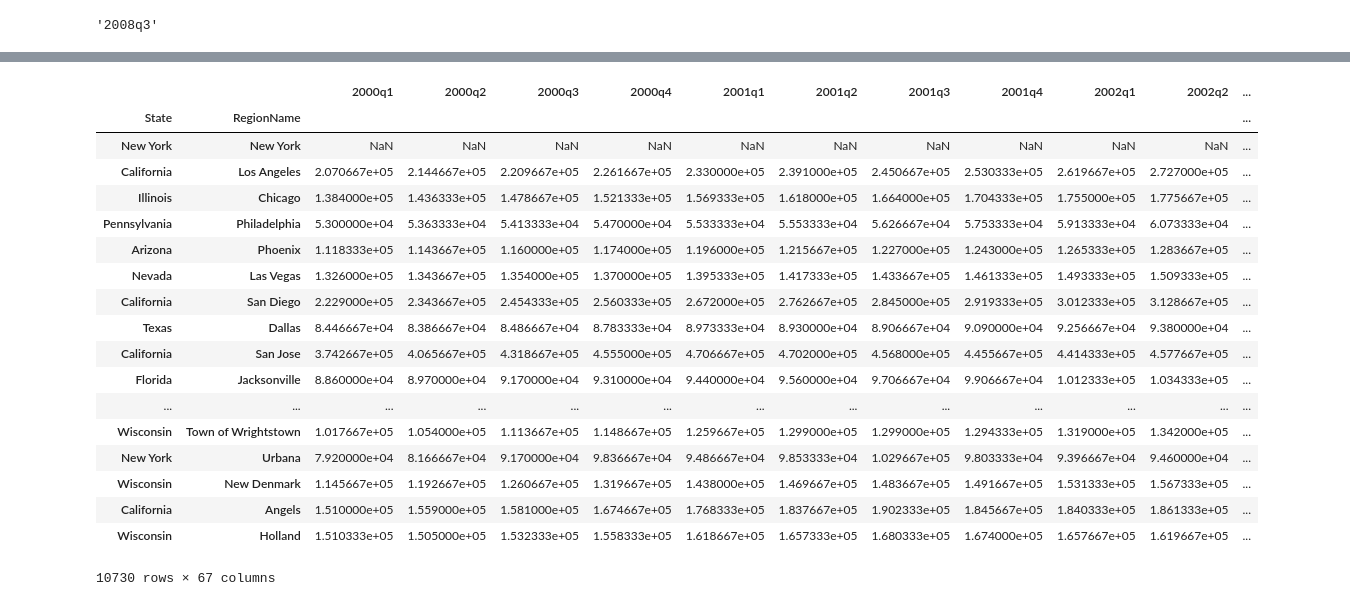
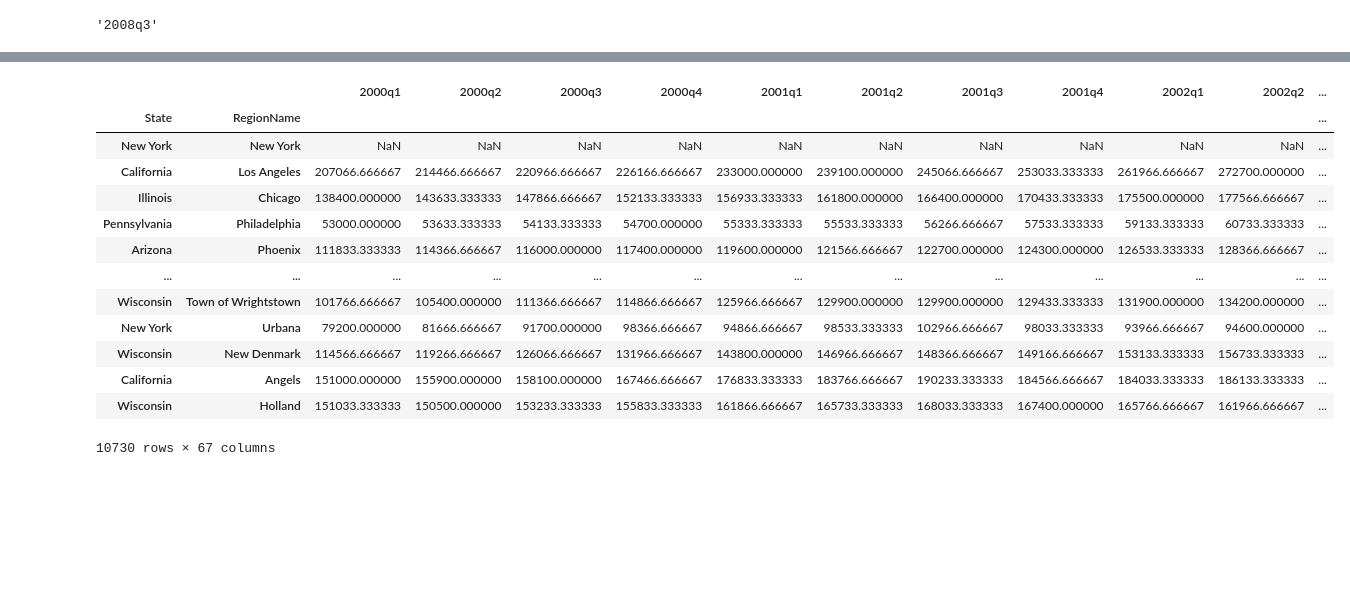
Before and after one commit to sujitverma/Introduction_DataScience_Python_Coursera, a Jupyter notebook: Assignments/Assignment+4.ipynb, the cells around one changed output, grey strips where cells are left out. Cells and saved outputs as stored; diff of their text form; code cells hidden in the pictures; blank space fills up the shorter version.

```diff
--- a/Assignments/Assignment+4.ipynb
+++ b/Assignments/Assignment+4.ipynb
@@ -154,70 +149,49 @@ get_recession_bottom()
 # %%
 def convert_housing_data_to_quarters():
     '''Converts the housing data to quarters and returns it as mean
     values in a dataframe. This dataframe should be a dataframe with
     columns for 2000q1 through 2016q3, and should have a multi-index
     in the shape of ["State","RegionName"].
 
     Note: Quarters are defined in the assignment description, they are
     not arbitrary three month periods.
 
     The resulting dataframe should have 67 columns, and 10,730 rows.
     '''
-    #df = pd.read_csv('City_Zhvi_AllHomes.csv')
-    #df.reset_index()
-   # df = df.set_index(['State','RegionName'])
-    #df2 = pd.DataFrame(columns=('State', 'RegionName'))
-    #df2['State'] = df['State']
-    #df2['RegionName'] = df['RegionName']
-    #for year in range(2000, 2016):
-    #    df2[str(year) + 'q1'] = df[[str(year) + '-01', str(year) + '-02', str(year) + '-03']].mean(axis = 1)
-    #    df2[str(year) + 'q2'] = df[[str(year) + '-04', str(year) + '-05', str(year) + '-06']].mean(axis = 1)
-    #    df2[str(year) + 'q3'] = df[[str(year) + '-07', str(year) + '-08', str(year) + '-09']].mean(axis = 1)
-    #    df2[str(year) + 'q4'] = df[[str(year) + '-10', str(year) + '-11', str(year) + '-12']].mean(axis = 1)
+    df = pd.read_csv('City_Zhvi_AllHomes.csv')
+    df.reset_index()
+    df2 = pd.DataFrame(df[['State','RegionName']])
+    for year in range(2000, 2016):
+        df2[str(year) + 'q1'] = df[[str(year) + '-01', str(year) + '-02', str(year) + '-03']].mean(axis = 1)
+        df2[str(year) + 'q2'] = df[[str(year) + '-04', str(year) + '-05', str(year) + '-06']].mean(axis = 1)
+        df2[str(year) + 'q3'] = df[[str(year) + '-07', str(year) + '-08', str(year) + '-09']].mean(axis = 1)
+        df2[str(year) + 'q4'] = df[[str(year) + '-10', str(year) + '-11', str(year) + '-12']].mean(axis = 1)
 
-    #year = 2016
-    #df2[str(year) + 'q1'] = df[[str(year) + '-01', str(year) + '-02', str(year) + '-03']].mean(axis = 1)
-    #df2[str(year) + 'q2'] = df[[str(year) + '-04', str(year) + '-05', str(year) + '-06']].mean(axis = 1)
-    #df2[str(year) + 'q3'] = df[[str(year) + '-07', str(year) + '-08']].mean(axis = 1)
+    year = 2016
+    df2[str(year) + 'q1'] = df[[str(year) + '-01', str(year) + '-02', str(year) + '-03']].mean(axis = 1)
+    df2[str(year) + 'q2'] = df[[str(year) + '-04', str(year) + '-05', str(year) + '-06']].mean(axis = 1)
+    df2[str(year) + 'q3'] = df[[str(year) + '-07', str(year) + '-08']].mean(axis = 1)
 
-    #df2 = df2.set_index(['State','RegionName'])
-    #return df2
-    hdata = pd.read_csv('City_Zhvi_AllHomes.csv')
-    hdata = hdata.drop(hdata.columns[[0]+list(range(3,51))],axis=1)
-    hdata2 = pd.DataFrame(hdata[['State','RegionName']])
-    for year in range(2000,2016):
-        hdata2[str(year)+'q1'] = hdata[[str(year)+'-01',str(year)+'-02',str(year)+'-03']].mean(axis=1)
-        hdata2[str(year)+'q2'] = hdata[[str(year)+'-04',str(year)+'-05',str(year)+'-06']].mean(axis=1)
-        hdata2[str(year)+'q3'] = hdata[[str(year)+'-07',str(year)+'-08',str(year)+'-09']].mean(axis=1)
-        hdata2[str(year)+'q4'] = hdata[[str(year)+'-10',str(year)+'-11',str(year)+'-12']].mean(axis=1)
-    year = 2016
-    hdata2[str(year)+'q1'] = hdata[[str(year)+'-01',str(year)+'-02',str(year)+'-03']].mean(axis=1)
-    hdata2[str(year)+'q2'] = hdata[[str(year)+'-04',str(year)+'-05',str(year)+'-06']].mean(axis=1)
-    hdata2[str(year)+'q3'] = hdata[[str(year)+'-07',str(year)+'-08']].mean(axis=1)
-    hdata2 = hdata2.replace({'State':states})
-    hdata2 = hdata2.set_index(['State','RegionName'])
-    return hdata2
+    df2 = df2.replace({'State':states})
+    df2 = df2.set_index(['State','RegionName'])
+    return df2
+
 
 convert_housing_data_to_quarters()
 # %% [output]
 |  |  | 2000q1 | 2000q2 | 2000q3 | 2000q4 | 2001q1 | 2001q2 | 2001q3 | 2001q4 | 2002q1 | 2002q2 | ... |
 | State | RegionName |  |  |  |  |  |  |  |  |  |  | ... |
 | New York | New York | NaN | NaN | NaN | NaN | NaN | NaN | NaN | NaN | NaN | NaN | ... |
-| California | Los Angeles | 2.070667e+05 | 2.144667e+05 | 2.209667e+05 | 2.261667e+05 | 2.330000e+05 | 2.391000e+05 | 2.450667e+05 | 2.530333e+05 | 2.619667e+05 | 2.727000e+05 | ... |
-| Illinois | Chicago | 1.384000e+05 | 1.436333e+05 | 1.478667e+05 | 1.521333e+05 | 1.569333e+05 | 1.618000e+05 | 1.664000e+05 | 1.704333e+05 | 1.755000e+05 | 1.775667e+05 | ... |
-| Pennsylvania | Philadelphia | 5.300000e+04 | 5.363333e+04 | 5.413333e+04 | 5.470000e+04 | 5.533333e+04 | 5.553333e+04 | 5.626667e+04 | 5.753333e+04 | 5.913333e+04 | 6.073333e+04 | ... |
-| Arizona | Phoenix | 1.118333e+05 | 1.143667e+05 | 1.160000e+05 | 1.174000e+05 | 1.196000e+05 | 1.215667e+05 | 1.227000e+05 | 1.243000e+05 | 1.265333e+05 | 1.283667e+05 | ... |
-| Nevada | Las Vegas | 1.326000e+05 | 1.343667e+05 | 1.354000e+05 | 1.370000e+05 | 1.395333e+05 | 1.417333e+05 | 1.433667e+05 | 1.461333e+05 | 1.493333e+05 | 1.509333e+05 | ... |
-| California | San Diego | 2.229000e+05 | 2.343667e+05 | 2.454333e+05 | 2.560333e+05 | 2.672000e+05 | 2.762667e+05 | 2.845000e+05 | 2.919333e+05 | 3.012333e+05 | 3.128667e+05 | ... |
-| Texas | Dallas | 8.446667e+04 | 8.386667e+04 | 8.486667e+04 | 8.783333e+04 | 8.973333e+04 | 8.930000e+04 | 8.906667e+04 | 9.090000e+04 | 9.256667e+04 | 9.380000e+04 | ... |
-| California | San Jose | 3.742667e+05 | 4.065667e+05 | 4.318667e+05 | 4.555000e+05 | 4.706667e+05 | 4.702000e+05 | 4.568000e+05 | 4.455667e+05 | 4.414333e+05 | 4.577667e+05 | ... |
-| Florida | Jacksonville | 8.860000e+04 | 8.970000e+04 | 9.170000e+04 | 9.310000e+04 | 9.440000e+04 | 9.560000e+04 | 9.706667e+04 | 9.906667e+04 | 1.012333e+05 | 1.034333e+05 | ... |
+| California | Los Angeles | 207066.666667 | 214466.666667 | 220966.666667 | 226166.666667 | 233000.000000 | 239100.000000 | 245066.666667 | 253033.333333 | 261966.666667 | 272700.000000 | ... |
+| Illinois | Chicago | 138400.000000 | 143633.333333 | 147866.666667 | 152133.333333 | 156933.333333 | 161800.000000 | 166400.000000 | 170433.333333 | 175500.000000 | 177566.666667 | ... |
+| Pennsylvania | Philadelphia | 53000.000000 | 53633.333333 | 54133.333333 | 54700.000000 | 55333.333333 | 55533.333333 | 56266.666667 | 57533.333333 | 59133.333333 | 60733.333333 | ... |
+| Arizona | Phoenix | 111833.333333 | 114366.666667 | 116000.000000 | 117400.000000 | 119600.000000 | 121566.666667 | 122700.000000 | 124300.000000 | 126533.333333 | 128366.666667 | ... |
 | ... | ... | ... | ... | ... | ... | ... | ... | ... | ... | ... | ... | ... |
-| Wisconsin | Town of Wrightstown | 1.017667e+05 | 1.054000e+05 | 1.113667e+05 | 1.148667e+05 | 1.259667e+05 | 1.299000e+05 | 1.299000e+05 | 1.294333e+05 | 1.319000e+05 | 1.342000e+05 | ... |
-| New York | Urbana | 7.920000e+04 | 8.166667e+04 | 9.170000e+04 | 9.836667e+04 | 9.486667e+04 | 9.853333e+04 | 1.029667e+05 | 9.803333e+04 | 9.396667e+04 | 9.460000e+04 | ... |
-| Wisconsin | New Denmark | 1.145667e+05 | 1.192667e+05 | 1.260667e+05 | 1.319667e+05 | 1.438000e+05 | 1.469667e+05 | 1.483667e+05 | 1.491667e+05 | 1.531333e+05 | 1.567333e+05 | ... |
-| California | Angels | 1.510000e+05 | 1.559000e+05 | 1.581000e+05 | 1.674667e+05 | 1.768333e+05 | 1.837667e+05 | 1.902333e+05 | 1.845667e+05 | 1.840333e+05 | 1.861333e+05 | ... |
-| Wisconsin | Holland | 1.510333e+05 | 1.505000e+05 | 1.532333e+05 | 1.558333e+05 | 1.618667e+05 | 1.657333e+05 | 1.680333e+05 | 1.674000e+05 | 1.657667e+05 | 1.619667e+05 | ... |
+| Wisconsin | Town of Wrightstown | 101766.666667 | 105400.000000 | 111366.666667 | 114866.666667 | 125966.666667 | 129900.000000 | 129900.000000 | 129433.333333 | 131900.000000 | 134200.000000 | ... |
+| New York | Urbana | 79200.000000 | 81666.666667 | 91700.000000 | 98366.666667 | 94866.666667 | 98533.333333 | 102966.666667 | 98033.333333 | 93966.666667 | 94600.000000 | ... |
+| Wisconsin | New Denmark | 114566.666667 | 119266.666667 | 126066.666667 | 131966.666667 | 143800.000000 | 146966.666667 | 148366.666667 | 149166.666667 | 153133.333333 | 156733.333333 | ... |
+| California | Angels | 151000.000000 | 155900.000000 | 158100.000000 | 167466.666667 | 176833.333333 | 183766.666667 | 190233.333333 | 184566.666667 | 184033.333333 | 186133.333333 | ... |
+| Wisconsin | Holland | 151033.333333 | 150500.000000 | 153233.333333 | 155833.333333 | 161866.666667 | 165733.333333 | 168033.333333 | 167400.000000 | 165766.666667 | 161966.666667 | ... |
 10730 rows × 67 columns
 # %%
 def run_ttest():
```
Also changed, not shown: parts of 6 cells of this notebook.
